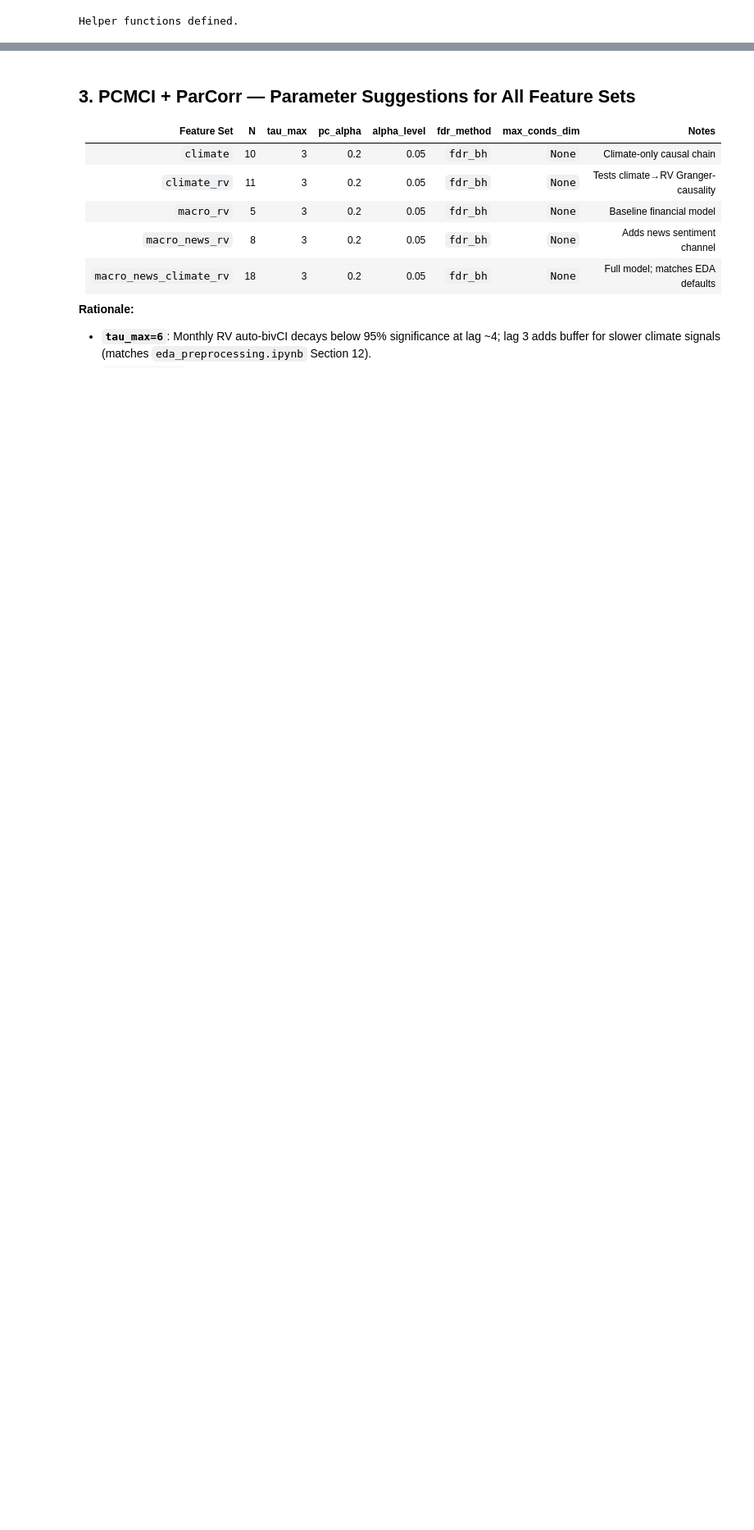
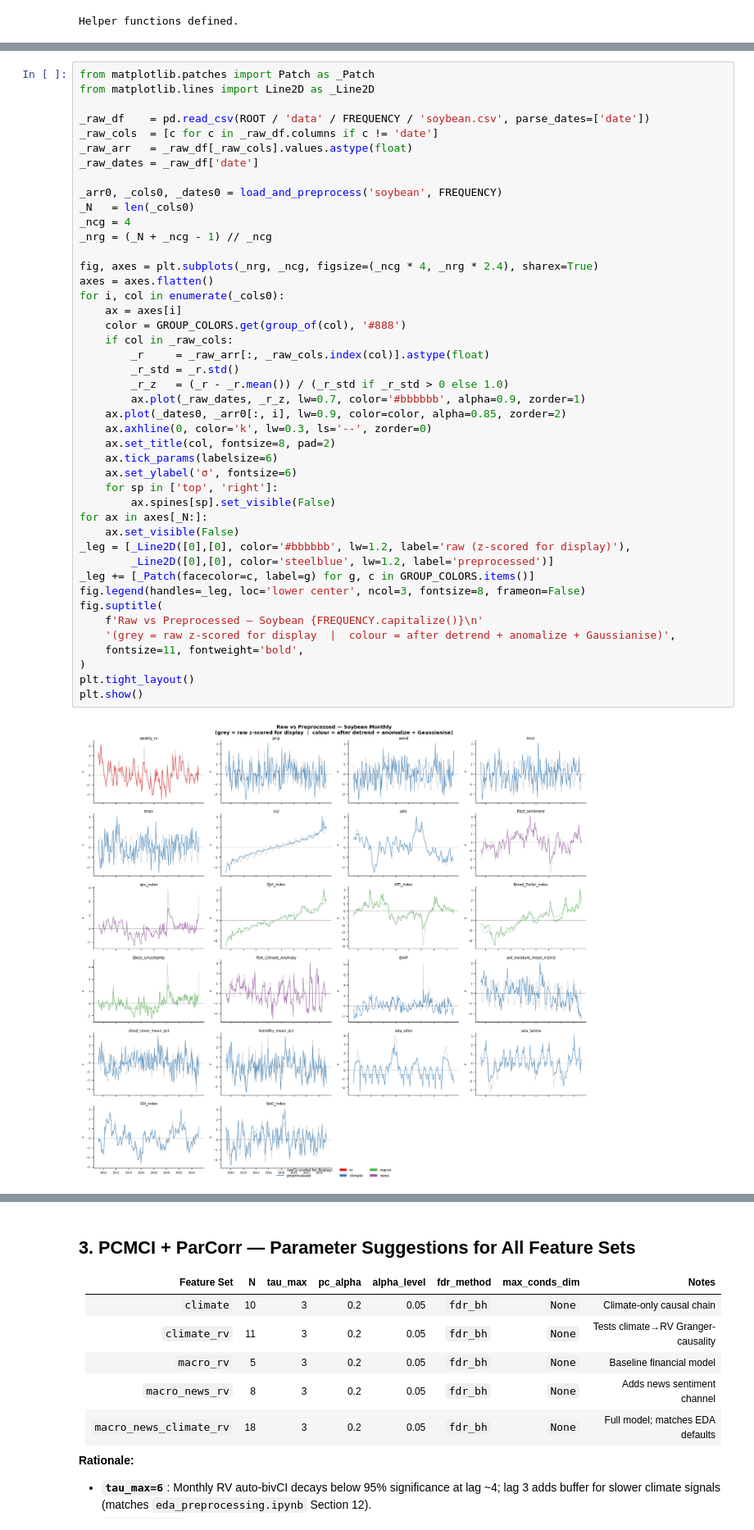
Before and after one commit to ArshiAbolghasemi/Gaia, a Jupyter notebook: notebooks/pcmci_parcorr.ipynb, the cells around one changed output, grey strips where cells are left out. Shown at 82% size. Saved outputs shown, nothing was run; the diff lists cells and outputs as text; blank space fills up the shorter version.

Commit message:
adding befor and after data distributions

```diff
--- a/notebooks/pcmci_parcorr.ipynb
+++ b/notebooks/pcmci_parcorr.ipynb
@@ -257,0 +266,46 @@ Helper functions defined.
+# %%
+from matplotlib.patches import Patch as _Patch
+from matplotlib.lines import Line2D as _Line2D
+
+_raw_df    = pd.read_csv(ROOT / 'data' / FREQUENCY / 'soybean.csv', parse_dates=['date'])
+_raw_cols  = [c for c in _raw_df.columns if c != 'date']
+_raw_arr   = _raw_df[_raw_cols].values.astype(float)
+_raw_dates = _raw_df['date']
+
+_arr0, _cols0, _dates0 = load_and_preprocess('soybean', FREQUENCY)
+_N   = len(_cols0)
+_ncg = 4
+_nrg = (_N + _ncg - 1) // _ncg
+
+fig, axes = plt.subplots(_nrg, _ncg, figsize=(_ncg * 4, _nrg * 2.4), sharex=True)
+axes = axes.flatten()
+for i, col in enumerate(_cols0):
+    ax = axes[i]
+    color = GROUP_COLORS.get(group_of(col), '#888')
+    if col in _raw_cols:
+        _r     = _raw_arr[:, _raw_cols.index(col)].astype(float)
+        _r_std = _r.std()
+        _r_z   = (_r - _r.mean()) / (_r_std if _r_std > 0 else 1.0)
+        ax.plot(_raw_dates, _r_z, lw=0.7, color='#bbbbbb', alpha=0.9, zorder=1)
+    ax.plot(_dates0, _arr0[:, i], lw=0.9, color=color, alpha=0.85, zorder=2)
+    ax.axhline(0, color='k', lw=0.3, ls='--', zorder=0)
+    ax.set_title(col, fontsize=8, pad=2)
+    ax.tick_params(labelsize=6)
+    ax.set_ylabel('σ', fontsize=6)
+    for sp in ['top', 'right']:
+        ax.spines[sp].set_visible(False)
+for ax in axes[_N:]:
+    ax.set_visible(False)
+_leg = [_Line2D([0],[0], color='#bbbbbb', lw=1.2, label='raw (z-scored for display)'),
+        _Line2D([0],[0], color='steelblue', lw=1.2, label='preprocessed')]
+_leg += [_Patch(facecolor=c, label=g) for g, c in GROUP_COLORS.items()]
+fig.legend(handles=_leg, loc='lower center', ncol=3, fontsize=8, frameon=False)
+fig.suptitle(
+    f'Raw vs Preprocessed — Soybean {FREQUENCY.capitalize()}\n'
+    '(grey = raw z-scored for display  |  colour = after detrend + anomalize + Gaussianise)',
+    fontsize=11, fontweight='bold',
+)
+plt.tight_layout()
+plt.show()
+# %% [output]
+[figure, added]
```
Also changed, not shown: parts of 4 cells of this notebook, 2 other files.
